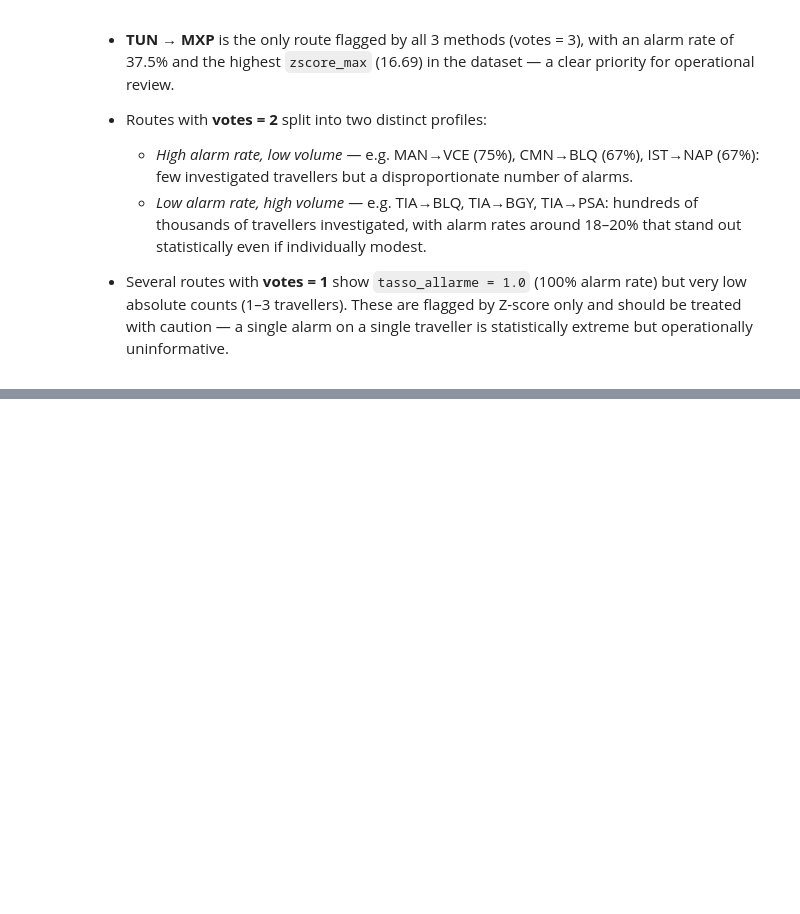
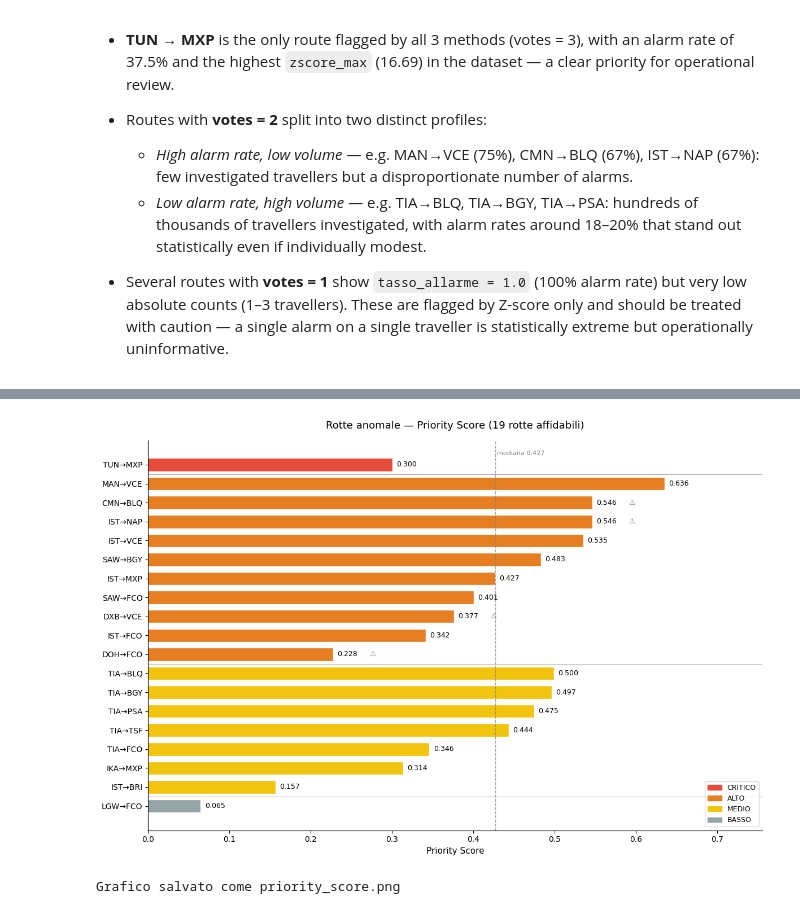
Before and after one commit to stefanotractor/FBI-Agents-817541, a Jupyter notebook: main.ipynb, the cells around one changed output, grey strips where cells are left out. Saved outputs shown, nothing was run; the diff lists cells and outputs as text; code cells hidden in the pictures; blank space fills up the shorter version.

```diff
--- a/main.ipynb
+++ b/main.ipynb
@@ -2800,0 +2814,10 @@ The table below lists all **150 routes flagged by at least one method**, sorted
+# %%
+# Soglie derivate dalla baseline cross-sezionale
+SOGLIA_TASSO      = 0.175 * 3   # 3x la mediana → 0.525
+SOGLIA_VOLUME     = 100         # almeno 100 investigati per considerare la rotta significativa
+
+# Lavoriamo solo sulle rotte con consenso (≥ 2 metodi su 3)
+df_post = df_model[df_model['anomaly_consensus'] == 1].copy()
+
+print(f"Rotte anomale in ingresso: {len(df_post)}")
+print(df_post[['AREOPORTO_PARTENZA','AREOPORTO_ARRIVO','tasso_allarme','tot_investigati','anomaly_votes']].to_string())
@@ -2800,0 +3134,64 @@ The table below lists all **150 routes flagged by at least one method**, sorted
+# %%
+import matplotlib.pyplot as plt
+import matplotlib.patches as mpatches
+import numpy as np
+
+# Colori per livello rischio
+color_map = {
+    'CRITICO': '#E74C3C',
+    'ALTO':    '#E67E22',
+    'MEDIO':   '#F1C40F',
+    'BASSO':   '#95A5A6'
+}
+
+fig, ax = plt.subplots(figsize=(12, 8))
+
+# Ordine invertito per avere rank 1 in alto
+df_plot = df_post_clean.sort_values('rank', ascending=False)
+
+labels = df_plot['AREOPORTO_PARTENZA'].str.upper() + '→' + df_plot['AREOPORTO_ARRIVO'].str.upper()
+scores = df_plot['priority_score']
+colors = df_plot['livello_rischio'].map(color_map)
+ranks  = df_plot['rank']
+
+bars = ax.barh(range(len(df_plot)), scores, color=colors, edgecolor='white', height=0.7)
+
+# Etichette sui bar
+for i, (score, nota, rank) in enumerate(zip(scores, df_plot['nota_qualita'], ranks)):
+    ax.text(score + 0.005, i, f'{score:.3f}', va='center', fontsize=9)
+    if nota == 'attenzione — tasso alto ma volume insufficiente (≤3 investigati)':
+        ax.text(score + 0.045, i, '⚠', va='center', fontsize=9, color='gray')
+
+# Asse Y con etichette rotta
+ax.set_yticks(range(len(df_plot)))
+ax.set_yticklabels(labels, fontsize=10)
+
+# Linea soglia mediana
+mediana_score = df_post_clean['priority_score'].median()
+ax.axvline(mediana_score, color='gray', linestyle='--', linewidth=1, alpha=0.7)
+ax.text(mediana_score + 0.002, len(df_plot) - 0.5,
+        f'mediana {mediana_score:.3f}', fontsize=8, color='gray')
+
+# Separatori tra livelli
+livelli = df_plot['livello_rischio'].values
+for i in range(1, len(livelli)):
+    if livelli[i] != livelli[i-1]:
+        ax.axhline(i - 0.5, color='black', linewidth=0.8, alpha=0.3, linestyle='-')
+
+# Legenda
+patches = [mpatches.Patch(color=c, label=l) for l, c in color_map.items()]
+ax.legend(handles=patches, loc='lower right', fontsize=9)
+
+ax.set_xlabel('Priority Score', fontsize=11)
+ax.set_title('Rotte anomale — Priority Score (19 rotte affidabili)', fontsize=13, pad=15)
+ax.set_xlim(0, max(scores) + 0.12)
+ax.spines['top'].set_visible(False)
+ax.spines['right'].set_visible(False)
+
+plt.tight_layout()
+plt.savefig('priority_score.png', dpi=150, bbox_inches='tight')
+plt.show()
+print("Grafico salvato come priority_score.png")
+# %% [output]
+[figure, added]
+Grafico salvato come priority_score.png
```
Also changed, not shown: parts of 13 cells of this notebook.
